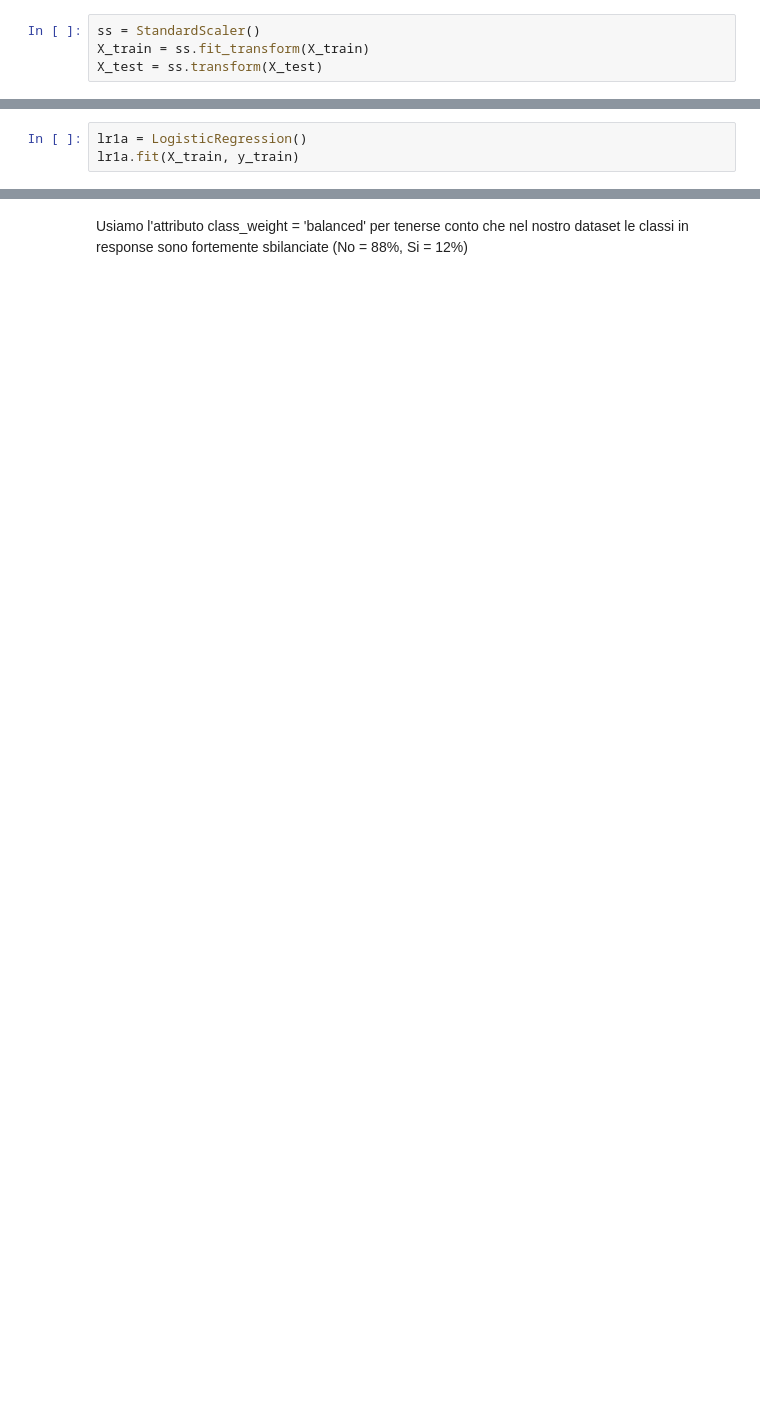
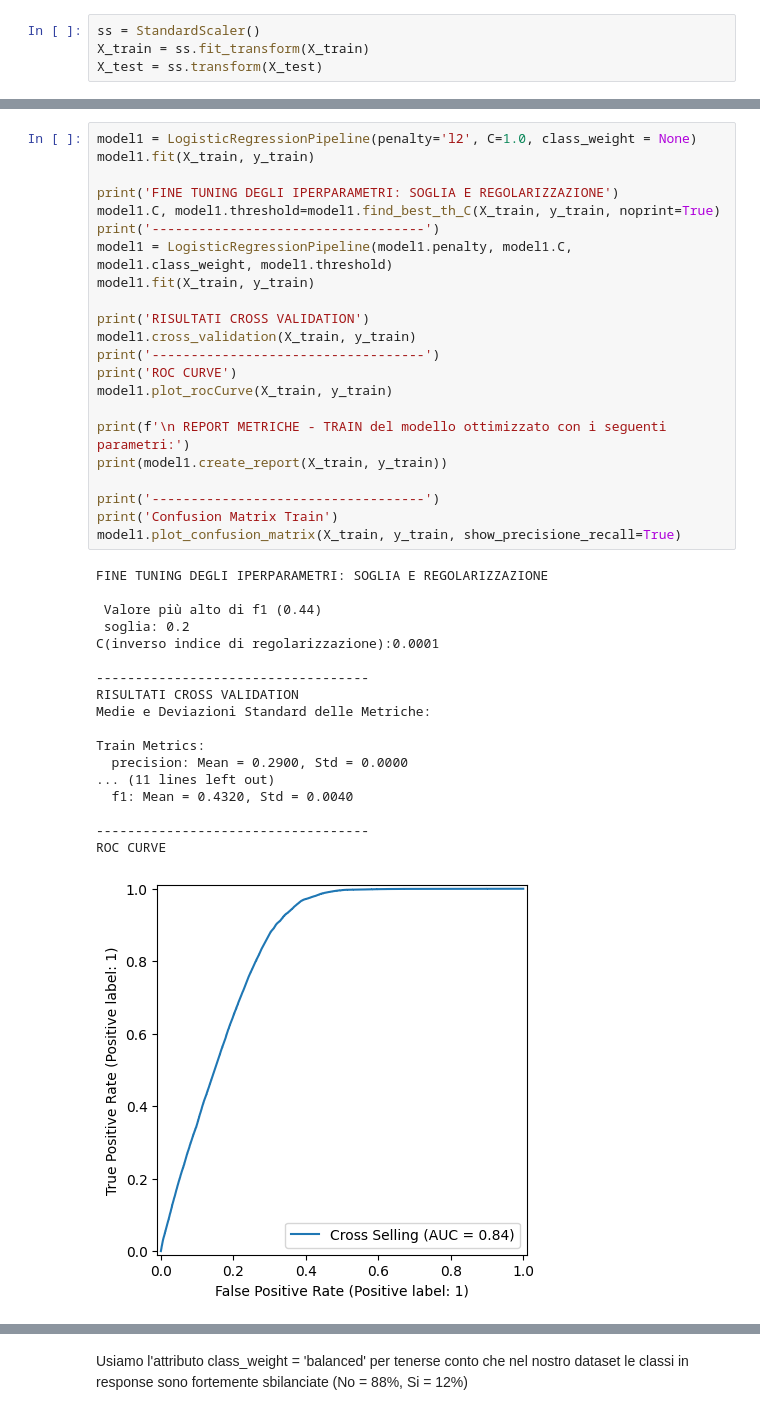
Before and after one commit to Giuseppe86-lab/Cross-Selling-di-polizze-assicurative-, a Jupyter notebook: Cross_selling_polizze_assicurative.ipynb, the cells around one changed output, grey strips where cells are left out. Drawn from its saved outputs; the diff is of its cells as text; blank space fills up the shorter version.

```diff
--- a/Cross_selling_polizze_assicurative.ipynb
+++ b/Cross_selling_polizze_assicurative.ipynb
@@ -539,3 +895,0 @@ cl
-# %%
-lr1a = LogisticRegression()
-lr1a.fit(X_train, y_train)
@@ -682,0 +898,41 @@ plot_confusion_matrix(y_test, y_pred_test, show_precisione_recall=True)
+# %%
+model1 = LogisticRegressionPipeline(penalty='l2', C=1.0, class_weight = None)
+model1.fit(X_train, y_train)
+
+print('FINE TUNING DEGLI IPERPARAMETRI: SOGLIA E REGOLARIZZAZIONE')
+model1.C, model1.threshold=model1.find_best_th_C(X_train, y_train, noprint=True)
+print('-----------------------------------')
+model1 = LogisticRegressionPipeline(model1.penalty, model1.C, model1.class_weight, model1.threshold)
+model1.fit(X_train, y_train)
+
+print('RISULTATI CROSS VALIDATION')
+model1.cross_validation(X_train, y_train)
+print('-----------------------------------')
+print('ROC CURVE')
+model1.plot_rocCurve(X_train, y_train)
+
+print(f'\n REPORT METRICHE - TRAIN del modello ottimizzato con i seguenti parametri:')
+print(model1.create_report(X_train, y_train))
+
+print('-----------------------------------')
+print('Confusion Matrix Train')
+model1.plot_confusion_matrix(X_train, y_train, show_precisione_recall=True)
+# %% [output]
+FINE TUNING DEGLI IPERPARAMETRI: SOGLIA E REGOLARIZZAZIONE
+
+ Valore più alto di f1 (0.44)
+ soglia: 0.2
+C(inverso indice di regolarizzazione):0.0001
+
+-----------------------------------
+RISULTATI CROSS VALIDATION
+Medie e Deviazioni Standard delle Metriche:
+
+Train Metrics:
+  precision: Mean = 0.2900, Std = 0.0000
+... (11 lines left out)
+  f1: Mean = 0.4320, Std = 0.0040
+
+-----------------------------------
+ROC CURVE
+[figure, added]
```
Also changed, not shown: parts of 65 cells of this notebook.
